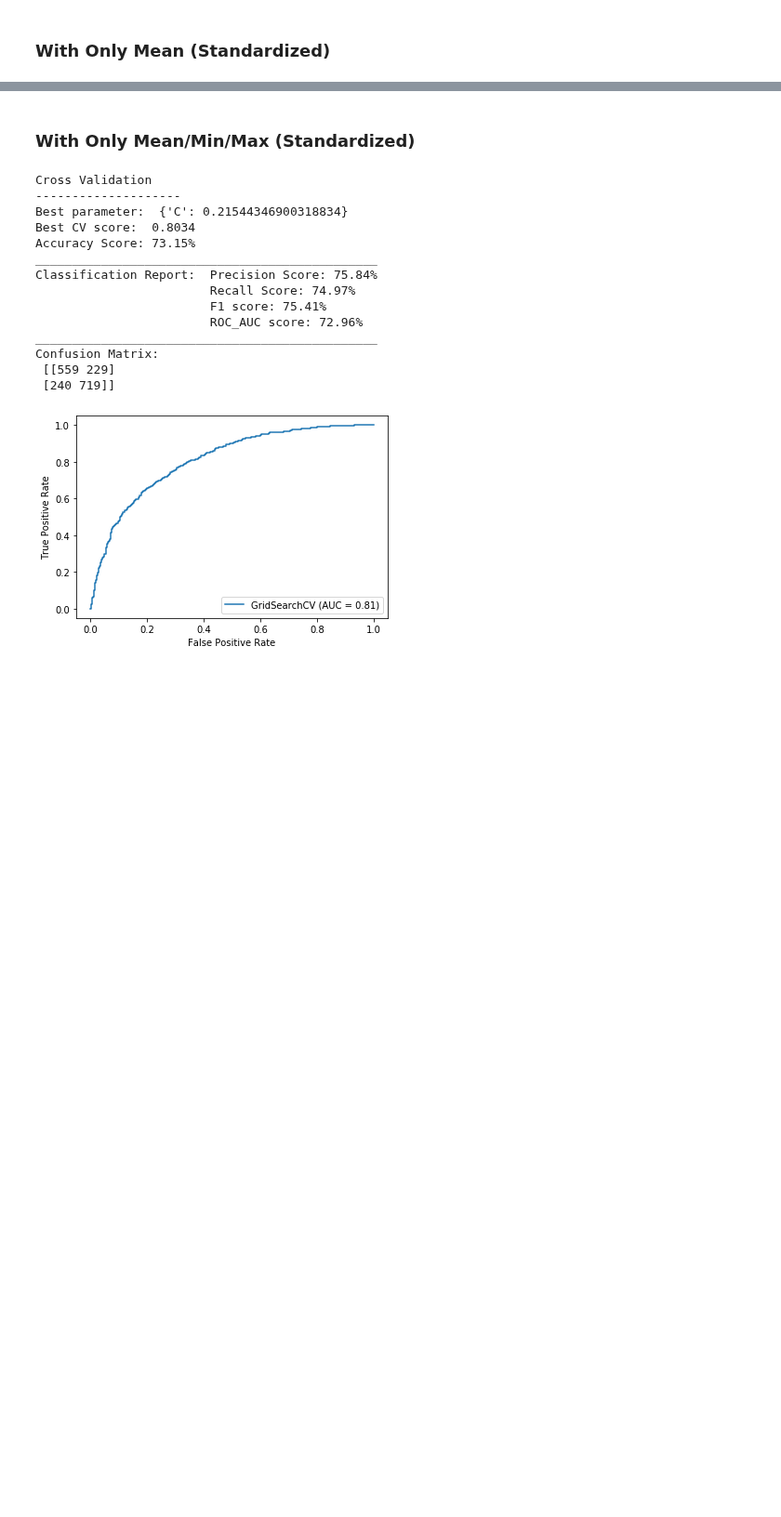
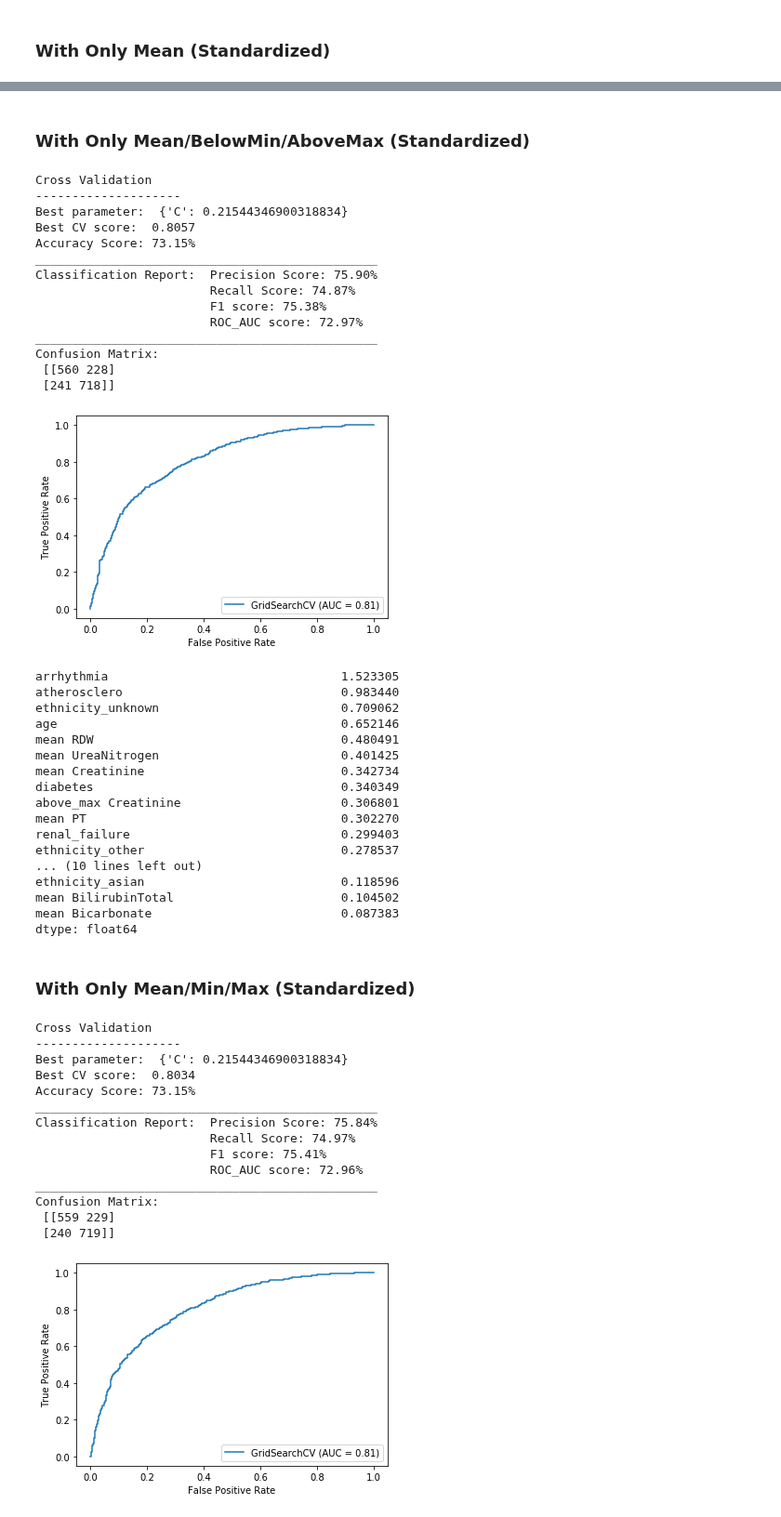
Before and after one commit to brandoncryu/disease_prediction, a Jupyter notebook: Predict_Future.ipynb, the cells around one changed output, grey strips where cells are left out. Shown at 93% size. Saved outputs shown, nothing was run; the diff lists cells and outputs as text; code cells hidden in the pictures; blank space fills up the shorter version.

```diff
--- a/Predict_Future.ipynb
+++ b/Predict_Future.ipynb
@@ -606,3 +538,7 @@ hadm_features_std.head()
 # %% [markdown]
 # Test, Train, Split
+# %%
+from sklearn.model_selection import train_test_split
+X_train, X_test, y_train, y_test = train_test_split(hadm_features, hadm_target, test_size=.2,\
+                                                    stratify=hadm_target, random_state=25)
 # %%
@@ -612,3 +547,0 @@ print([x for x in hadm_features.columns])
-# %%
-X_train, X_test, y_train, y_test = train_test_split(hadm_features_std, hadm_target, test_size=.2,\
-                                                    stratify=hadm_target, random_state=25)
@@ -691,4 +627,41 @@ mean 51221                          0.061478
 dtype: float64
+# %% [markdown]
+### With Only Mean/BelowMin/AboveMax (Standardized)
+# %%
+results(grid_log)
+# %% [output]
+Cross Validation
+--------------------
+Best parameter:  {'C': 0.21544346900318834}
+Best CV score:  0.8057
+Accuracy Score: 73.15%
+_______________________________________________
+Classification Report:  Precision Score: 75.90%
+                        Recall Score: 74.87%
+                        F1 score: 75.38%
+                        ROC_AUC score: 72.97%
+_______________________________________________
+Confusion Matrix:
+ [[560 228]
+ [241 718]]
+[figure, added]
+arrhythmia                                1.523305
+atherosclero                              0.983440
+ethnicity_unknown                         0.709062
+age                                       0.652146
+mean RDW                                  0.480491
+mean UreaNitrogen                         0.401425
+mean Creatinine                           0.342734
+diabetes                                  0.340349
+above_max Creatinine                      0.306801
+mean PT                                   0.302270
+renal_failure                             0.299403
+ethnicity_other                           0.278537
+... (10 lines left out)
+ethnicity_asian                           0.118596
+mean BilirubinTotal                       0.104502
+mean Bicarbonate                          0.087383
+dtype: float64
 # %% [markdown]
 ### With Only Mean/Min/Max (Standardized)
 # %%
```
Also changed, not shown: parts of 38 cells of this notebook.
